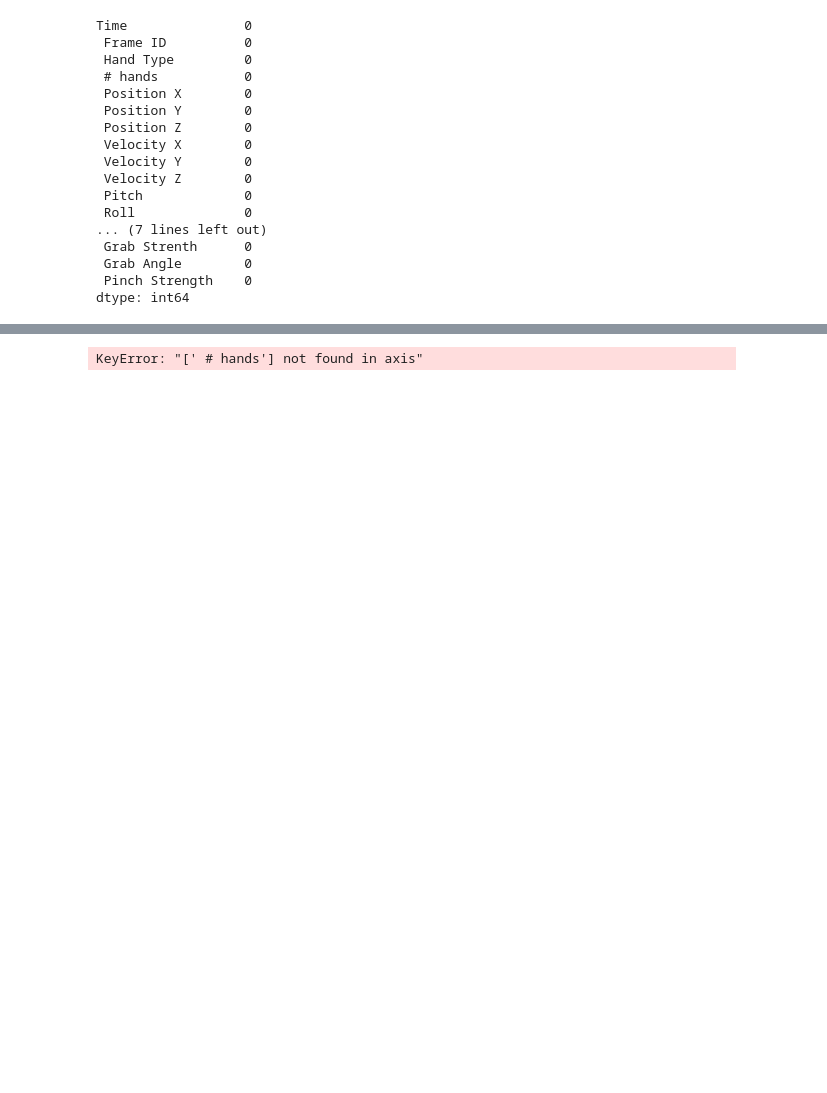
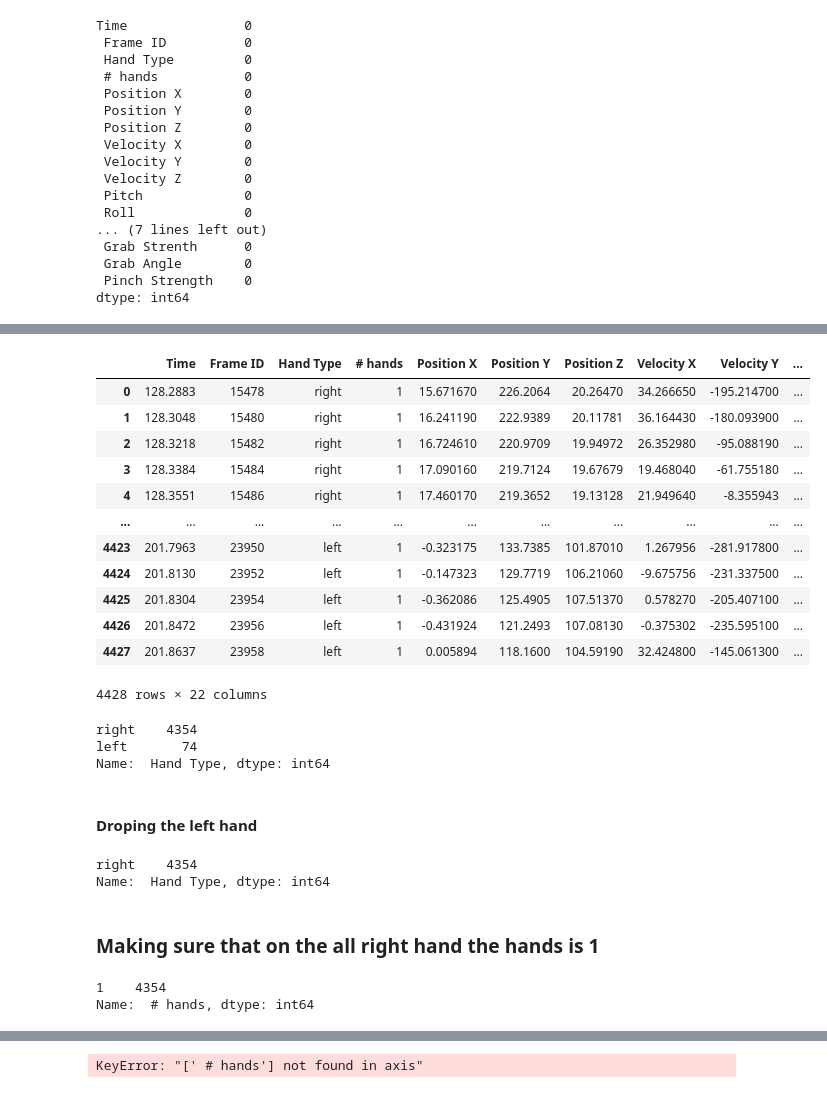
Before and after one commit to GabiDunaevsky/data-science-project-second-semester, a Jupyter notebook: HandsData.ipynb, the cells around one changed output, grey strips where cells are left out. Saved outputs shown, nothing was run; the diff lists cells and outputs as text; code cells hidden in the pictures; blank space fills up the shorter version.

Commit message:
Update HandsData.ipynb
cleaning the data

```diff
--- a/HandsData.ipynb
+++ b/HandsData.ipynb
@@ -161,0 +144,38 @@ Train2.replace(['Evyatar','Nofar', 'Oriya','Orya','Revital','Sachar','Shelly','Y
+# %%
+RightHand
+# %% [output]
+|  | Time | Frame ID | Hand Type | # hands | Position X | Position Y | Position Z | Velocity X | Velocity Y | ... |
+| 0 | 128.2883 | 15478 | right | 1 | 15.671670 | 226.2064 | 20.26470 | 34.266650 | -195.214700 | ... |
+| 1 | 128.3048 | 15480 | right | 1 | 16.241190 | 222.9389 | 20.11781 | 36.164430 | -180.093900 | ... |
+| 2 | 128.3218 | 15482 | right | 1 | 16.724610 | 220.9709 | 19.94972 | 26.352980 | -95.088190 | ... |
+| 3 | 128.3384 | 15484 | right | 1 | 17.090160 | 219.7124 | 19.67679 | 19.468040 | -61.755180 | ... |
+| 4 | 128.3551 | 15486 | right | 1 | 17.460170 | 219.3652 | 19.13128 | 21.949640 | -8.355943 | ... |
+| ... | ... | ... | ... | ... | ... | ... | ... | ... | ... | ... |
+| 4423 | 201.7963 | 23950 | left | 1 | -0.323175 | 133.7385 | 101.87010 | 1.267956 | -281.917800 | ... |
+| 4424 | 201.8130 | 23952 | left | 1 | -0.147323 | 129.7719 | 106.21060 | -9.675756 | -231.337500 | ... |
+| 4425 | 201.8304 | 23954 | left | 1 | -0.362086 | 125.4905 | 107.51370 | 0.578270 | -205.407100 | ... |
+| 4426 | 201.8472 | 23956 | left | 1 | -0.431924 | 121.2493 | 107.08130 | -0.375302 | -235.595100 | ... |
+| 4427 | 201.8637 | 23958 | left | 1 | 0.005894 | 118.1600 | 104.59190 | 32.424800 | -145.061300 | ... |
+4428 rows × 22 columns
+# %%
+RightHand[' Hand Type'].value_counts()
+# %% [output]
+right    4354
+left       74
+Name:  Hand Type, dtype: int64
+# %% [markdown]
+#### Droping the left hand
+# %%
+RightHand.drop(RightHand[RightHand[' Hand Type'] == "left"].index,inplace=True)
+RightHand[' Hand Type'].value_counts()
+# %% [output]
+right    4354
+Name:  Hand Type, dtype: int64
+# %% [markdown]
+### Making sure that on the all right hand the hands is 1
+# %%
+RightHand[' # hands'] = '1'
+RightHand[' # hands'].value_counts()
+# %% [output]
+1    4354
+Name:  # hands, dtype: int64
```
Also changed, not shown: parts of 19 cells of this notebook.
